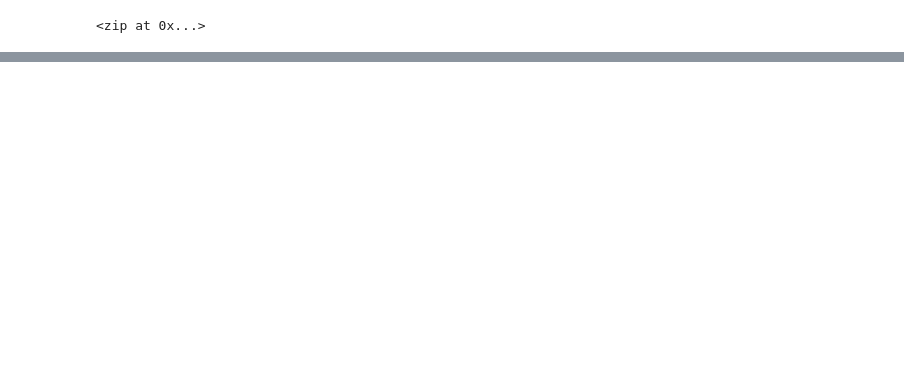
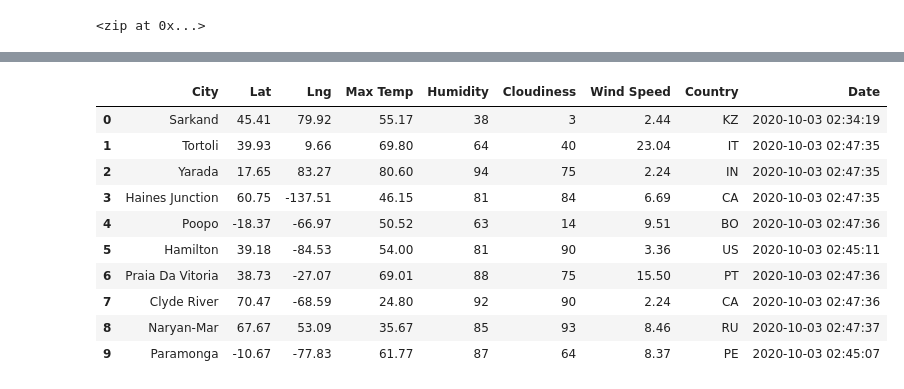
Before and after one commit to Pegah-zangeneh/World_Weather_Analysis, a Jupyter notebook: WeatherPy.ipynb, the cells around one changed output, grey strips where cells are left out. Saved outputs shown, nothing was run; the diff lists cells and outputs as text; code cells hidden in the pictures; blank space fills up the shorter version.

```diff
--- a/WeatherPy.ipynb
+++ b/WeatherPy.ipynb
@@ -31,0 +38,4 @@ len(cities)
+# %%
+# Starting URL for Weather Map API Call.
+url = "http://api.openweathermap.org/data/2.5/weather?units=Imperial&APPID=" + weather_api_key
+print(url)
@@ -31,0 +44,4 @@ len(cities)
+# %%
+# Create an endpoint URL for a city.
+city_url = url + "&q=" + "Boston"
+print(city_url)
@@ -31,0 +53,10 @@ len(cities)
+# %%
+# Create an empty list to hold the weather data.
+city_data = []
+# Print the beginning of the logging.
+print("Beginning Data Retrieval     ")
+print("-----------------------------")
+
+# Create counters.
+record_count = 1
+set_count = 1
@@ -31,0 +133,16 @@ len(cities)
+# %%
+# Convert the array of dictionaries to a Pandas DataFrame.
+city_data_df = pd.DataFrame(city_data)
+city_data_df.head(10)
+# %% [output]
+|  | City | Lat | Lng | Max Temp | Humidity | Cloudiness | Wind Speed | Country | Date |
+| 0 | Sarkand | 45.41 | 79.92 | 55.17 | 38 | 3 | 2.44 | KZ | 2020-10-03 02:34:19 |
+| 1 | Tortoli | 39.93 | 9.66 | 69.80 | 64 | 40 | 23.04 | IT | 2020-10-03 02:47:35 |
+| 2 | Yarada | 17.65 | 83.27 | 80.60 | 94 | 75 | 2.24 | IN | 2020-10-03 02:47:35 |
+| 3 | Haines Junction | 60.75 | -137.51 | 46.15 | 81 | 84 | 6.69 | CA | 2020-10-03 02:47:35 |
+| 4 | Poopo | -18.37 | -66.97 | 50.52 | 63 | 14 | 9.51 | BO | 2020-10-03 02:47:36 |
+| 5 | Hamilton | 39.18 | -84.53 | 54.00 | 81 | 90 | 3.36 | US | 2020-10-03 02:45:11 |
+| 6 | Praia Da Vitoria | 38.73 | -27.07 | 69.01 | 88 | 75 | 15.50 | PT | 2020-10-03 02:47:36 |
+| 7 | Clyde River | 70.47 | -68.59 | 24.80 | 92 | 90 | 2.24 | CA | 2020-10-03 02:47:36 |
+| 8 | Naryan-Mar | 67.67 | 53.09 | 35.67 | 85 | 93 | 8.46 | RU | 2020-10-03 02:47:37 |
+| 9 | Paramonga | -10.67 | -77.83 | 61.77 | 87 | 64 | 8.37 | PE | 2020-10-03 02:45:07 |
```
Also changed, not shown: parts of 9 cells of this notebook.
